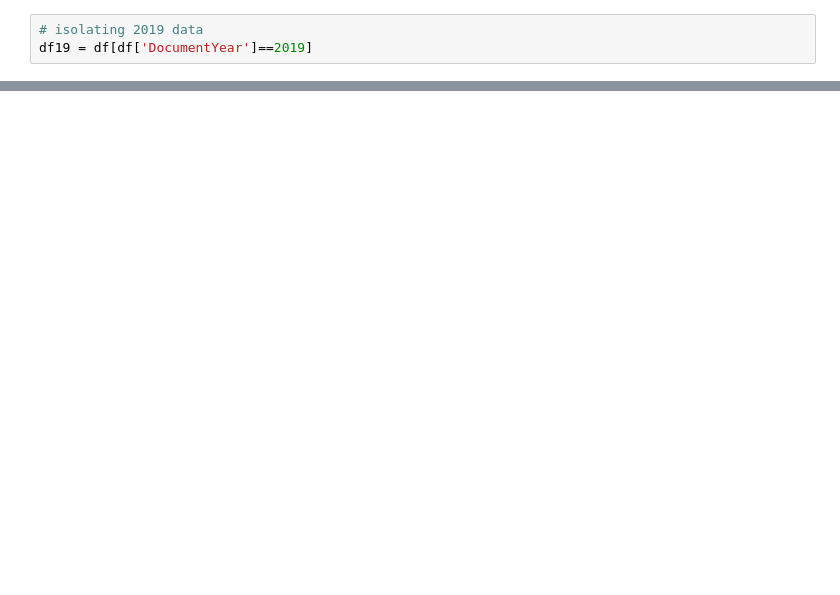
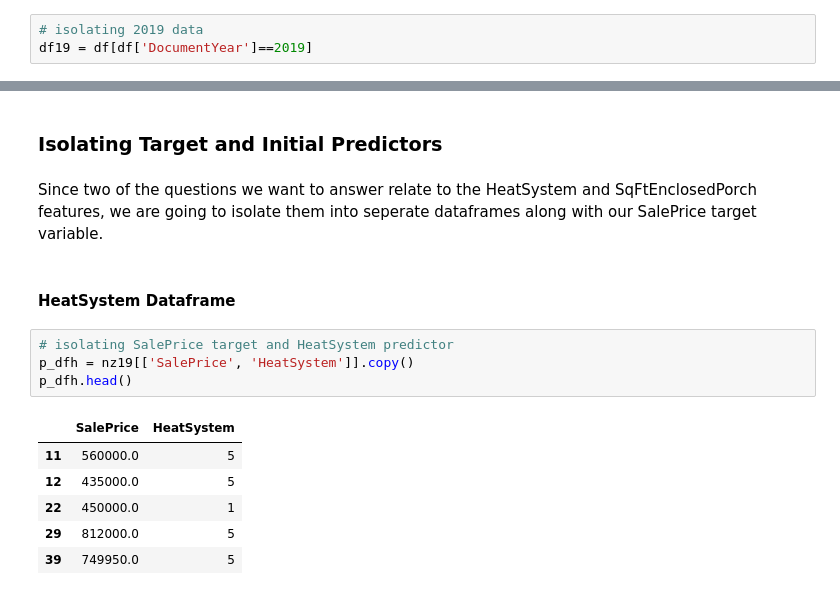
Before and after one commit to jeffreyhwatson/King_Co_Price_Analysis, a Jupyter notebook: notebooks/exploratory/eda_sql.ipynb, the cells around one changed output, grey strips where cells are left out. Cells and saved outputs as stored; diff of their text form; blank space fills up the shorter version.

```diff
--- a/notebooks/exploratory/eda_sql.ipynb
+++ b/notebooks/exploratory/eda_sql.ipynb
@@ -413,0 +411,17 @@ lookup(103)
+# %% [markdown]
+### Isolating Target and Initial Predictors
+# %% [markdown]
+Since two of the questions we want to answer relate to the HeatSystem and SqFtEnclosedPorch features, we are going to isolate them into seperate dataframes along with our SalePrice target variable.
+# %% [markdown]
+#### HeatSystem Dataframe
+# %%
+# isolating SalePrice target and HeatSystem predictor
+p_dfh = nz19[['SalePrice', 'HeatSystem']].copy()
+p_dfh.head()
+# %% [output]
+|  | SalePrice | HeatSystem |
+| 11 | 560000.0 | 5 |
+| 12 | 435000.0 | 5 |
+| 22 | 450000.0 | 1 |
+| 29 | 812000.0 | 5 |
+| 39 | 749950.0 | 5 |
```
Also changed, not shown: parts of 70 cells of this notebook, 2 other files.
